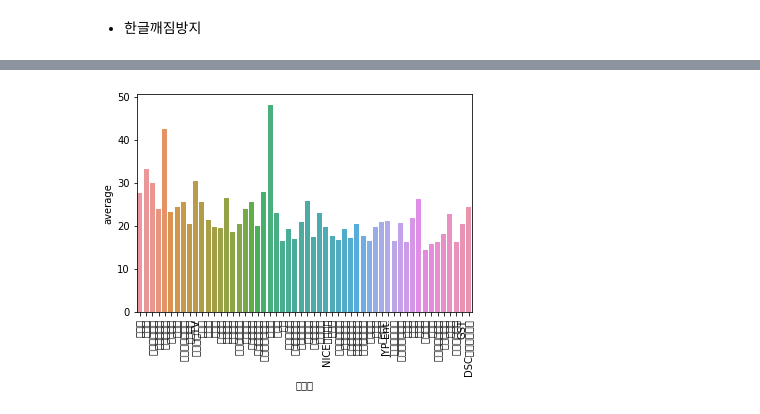
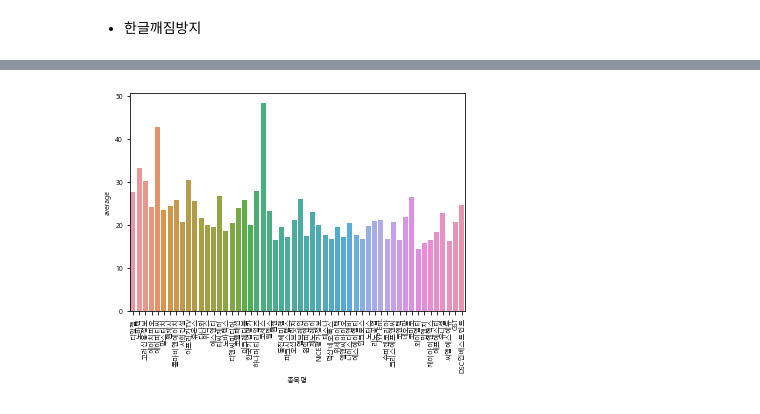
Before and after one commit to youngai1112/HK_Project, a Jupyter notebook: 3_데이터 가공/KOSDAQ_ROE.ipynb, the cells around one changed output, grey strips where cells are left out. Saved outputs shown, nothing was run; the diff lists cells and outputs as text; code cells hidden in the pictures.

```diff
--- a/3_데이터 가공/KOSDAQ_ROE.ipynb
+++ b/3_데이터 가공/KOSDAQ_ROE.ipynb
@@ -100,12 +112,12 @@ font_list[:5]
 # %%
 sns.barplot(
     data = df_ROE_11_upper,
     x = "종목명",
     y = "average"
 )
 plt.rcParams['font.family'] = 'Malgun Gothic'
-plt.rcParams['font.size'] = 10
+plt.rcParams['font.size'] = 7
 plt.xticks(rotation=90)
 plt.show()
 # %% [output]
-[figure, old version]
+[figure, new version]
```
Also changed, not shown: parts of 1 cell of this notebook.
